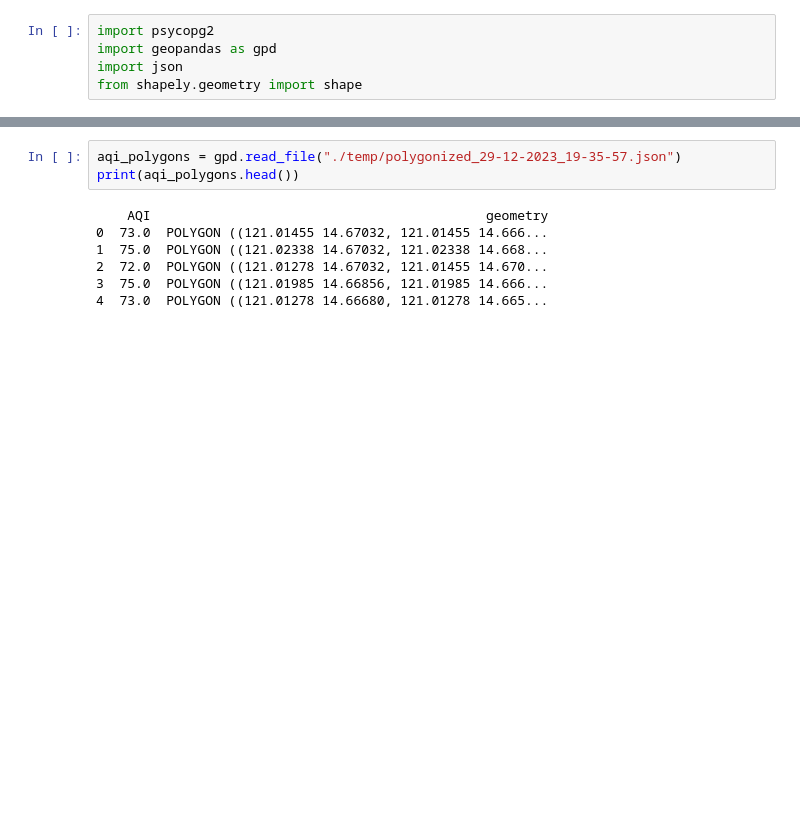
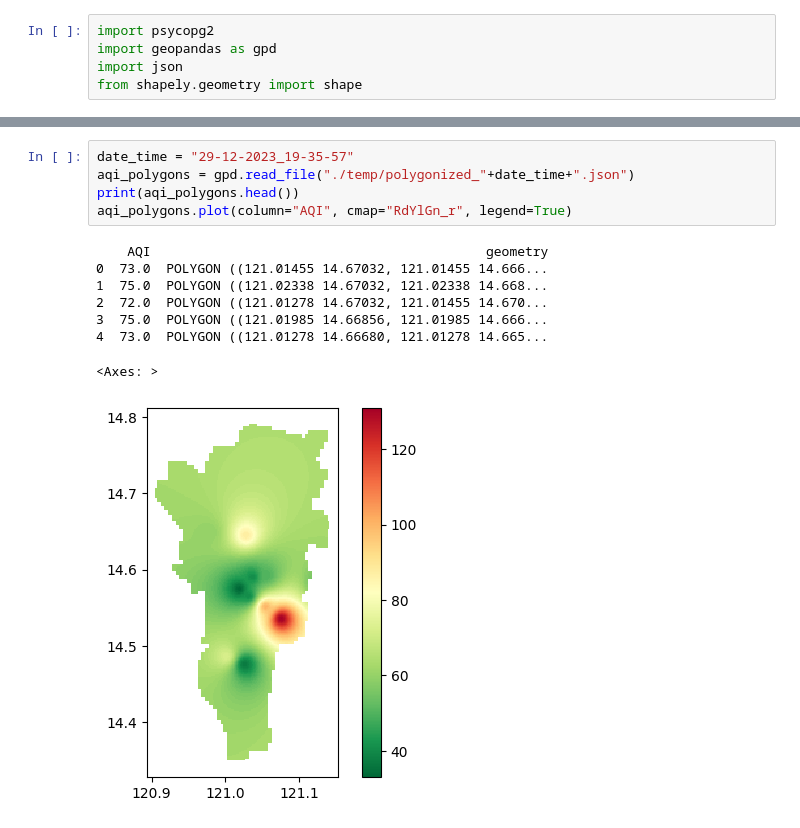
Before and after one commit to Cahlil-Togonon/coe199-capstone, a Jupyter notebook: ph_postgre.ipynb, the cells around one changed output, grey strips where cells are left out. Drawn from its saved outputs; the diff is of its cells as text; blank space fills up the shorter version.

```diff
--- a/ph_postgre.ipynb
+++ b/ph_postgre.ipynb
@@ -28,16 +29,20 @@ print(streets.head())
 2  2667099  MULTILINESTRING ((120.98539 14.60460, 120.9854...
 3  2667105  MULTILINESTRING ((120.99380 14.54125, 120.9949...
 4  2667111  MULTILINESTRING ((120.98018 14.59292, 120.9801...
-# %%
-aqi_polygons = gpd.read_file("./temp/polygonized_29-12-2023_19-35-57.json")
-print(aqi_polygons.head())
-# %% [output]
-    AQI                                           geometry
-0  73.0  POLYGON ((121.01455 14.67032, 121.01455 14.666...
-1  75.0  POLYGON ((121.02338 14.67032, 121.02338 14.668...
-2  72.0  POLYGON ((121.01278 14.67032, 121.01455 14.670...
-3  75.0  POLYGON ((121.01985 14.66856, 121.01985 14.666...
-4  73.0  POLYGON ((121.01278 14.66680, 121.01278 14.665...
+# %%
+date_time = "29-12-2023_19-35-57"
+aqi_polygons = gpd.read_file("./temp/polygonized_"+date_time+".json")
+print(aqi_polygons.head())
+aqi_polygons.plot(column="AQI", cmap="RdYlGn_r", legend=True)
+# %% [output]
+    AQI                                           geometry
+0  73.0  POLYGON ((121.01455 14.67032, 121.01455 14.666...
+1  75.0  POLYGON ((121.02338 14.67032, 121.02338 14.668...
+2  72.0  POLYGON ((121.01278 14.67032, 121.01455 14.670...
+3  75.0  POLYGON ((121.01985 14.66856, 121.01985 14.666...
+4  73.0  POLYGON ((121.01278 14.66680, 121.01278 14.665...
+<Axes: >
+[figure, added]
 # %%
 streets_aqi = streets.sjoin(aqi_polygons, how="inner", predicate="intersects")
 print(streets_aqi[["osm_id","geometry","AQI"]].head())
```
Also changed, not shown: parts of 5 cells of this notebook.
